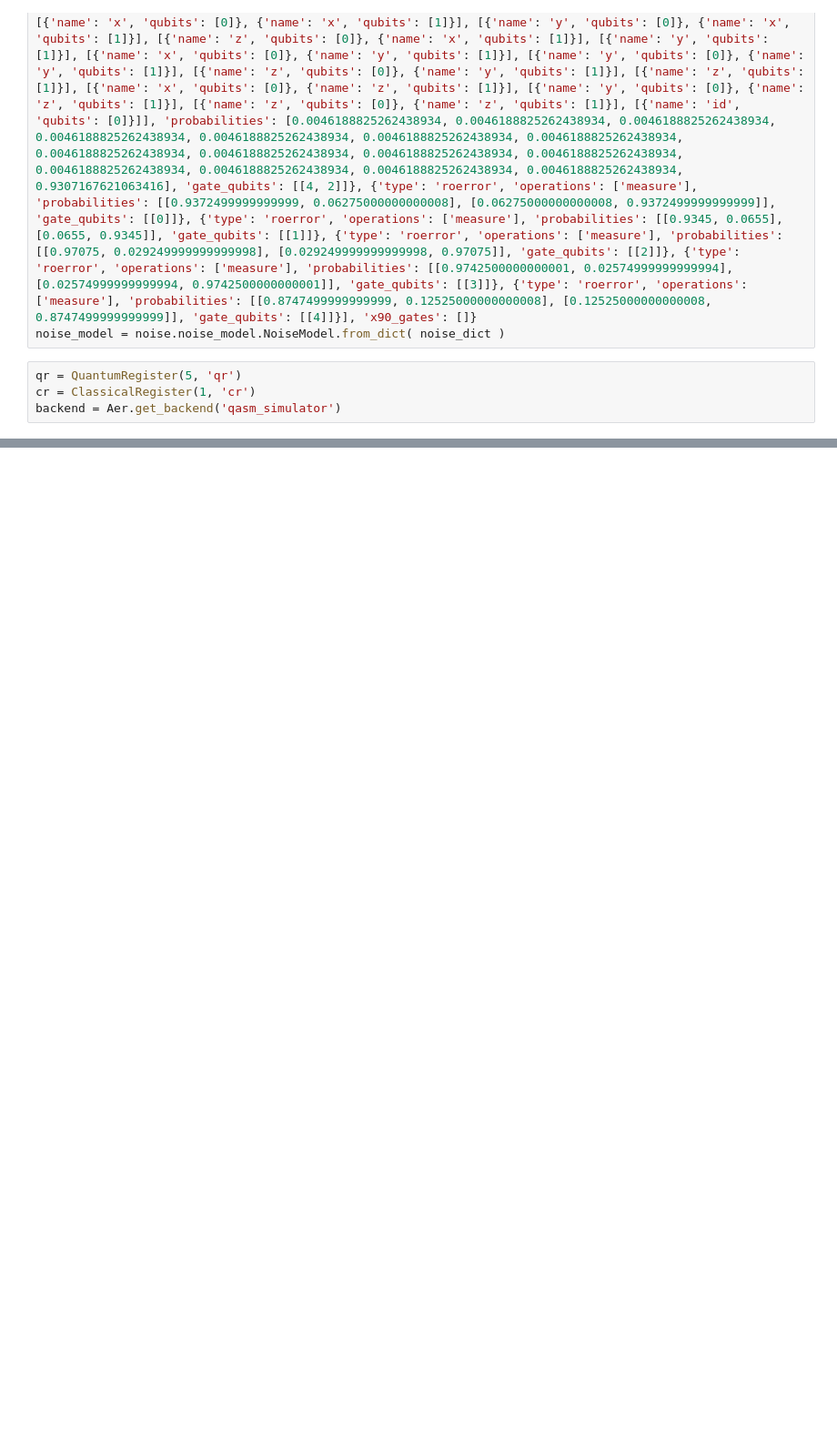
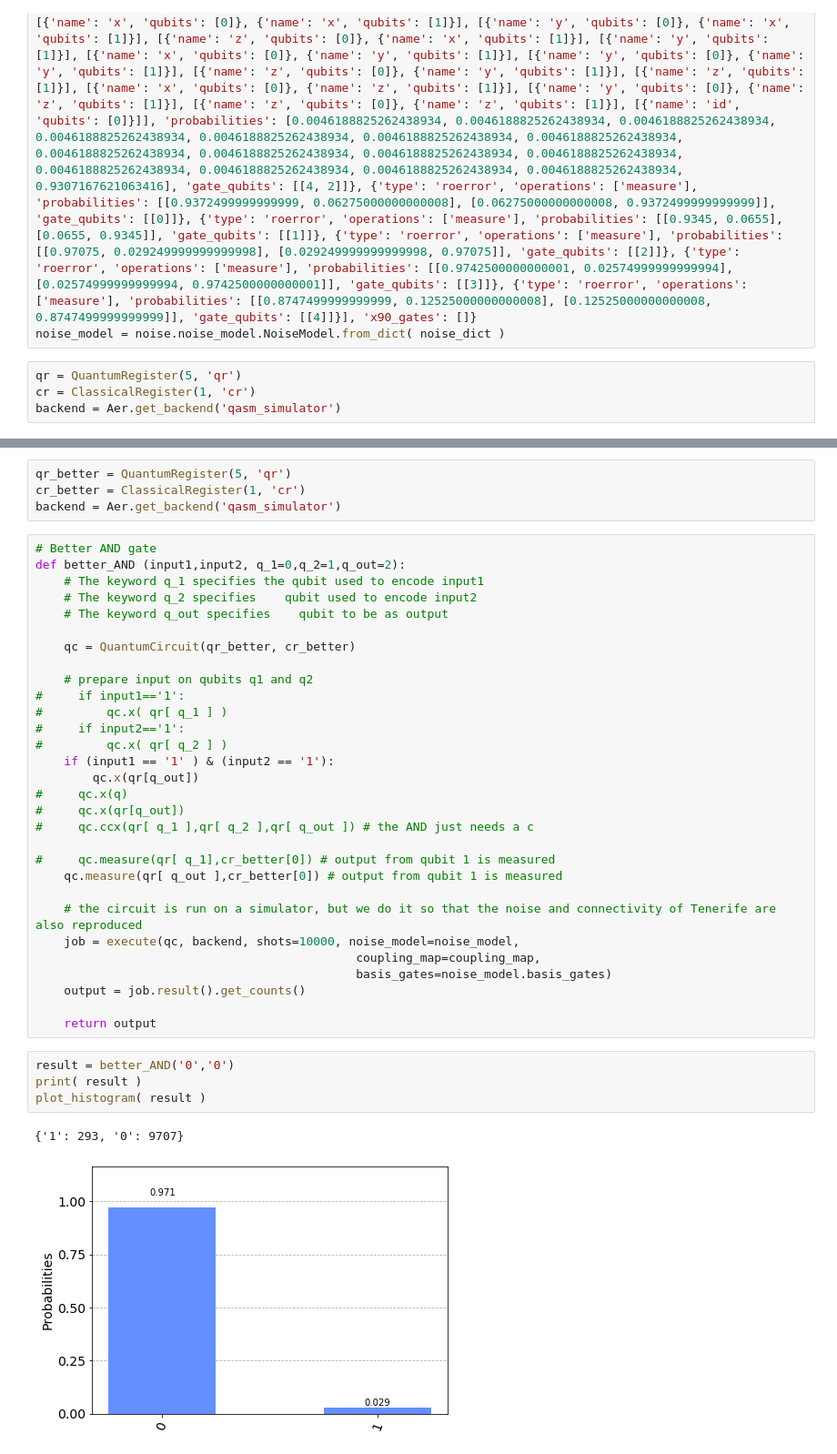
Before and after one commit to ibudincevic/qiskit, a Jupyter notebook: best_and_gate.ipynb, the cells around one changed output, grey strips where cells are left out. Shown: that part at 91% size. Cells and saved outputs as stored; diff of their text form; blank space fills up the shorter version.

Commit message:
Solved best and gate

```diff
--- a/best_and_gate.ipynb
+++ b/best_and_gate.ipynb
@@ -68,0 +74,41 @@ The lowest of these probabilities was 0.8957
+# %%
+qr_better = QuantumRegister(5, 'qr')
+cr_better = ClassicalRegister(1, 'cr')
+backend = Aer.get_backend('qasm_simulator')
+# %%
+# Better AND gate
+def better_AND (input1,input2, q_1=0,q_2=1,q_out=2):
+    # The keyword q_1 specifies the qubit used to encode input1
+    # The keyword q_2 specifies    qubit used to encode input2
+    # The keyword q_out specifies    qubit to be as output
+
+    qc = QuantumCircuit(qr_better, cr_better)
+
+    # prepare input on qubits q1 and q2
+#     if input1=='1':
+#         qc.x( qr[ q_1 ] )
+#     if input2=='1':
+#         qc.x( qr[ q_2 ] )
+    if (input1 == '1' ) & (input2 == '1'):
+        qc.x(qr[q_out])
+#     qc.x(q)
+#     qc.x(qr[q_out])
+#     qc.ccx(qr[ q_1 ],qr[ q_2 ],qr[ q_out ]) # the AND just needs a c
+
+#     qc.measure(qr[ q_1],cr_better[0]) # output from qubit 1 is measured
+    qc.measure(qr[ q_out ],cr_better[0]) # output from qubit 1 is measured
+
+    # the circuit is run on a simulator, but we do it so that the noise and connectivity of Tenerife are also reproduced
+    job = execute(qc, backend, shots=10000, noise_model=noise_model,
+                                             coupling_map=coupling_map,
+                                             basis_gates=noise_model.basis_gates)
+    output = job.result().get_counts()
+
+    return output
+# %%
+result = better_AND('0','0')
+print( result )
+plot_histogram( result )
+# %% [output]
+{'1': 293, '0': 9707}
+[figure, added]
```
Also changed, not shown: parts of 4 cells of this notebook.
